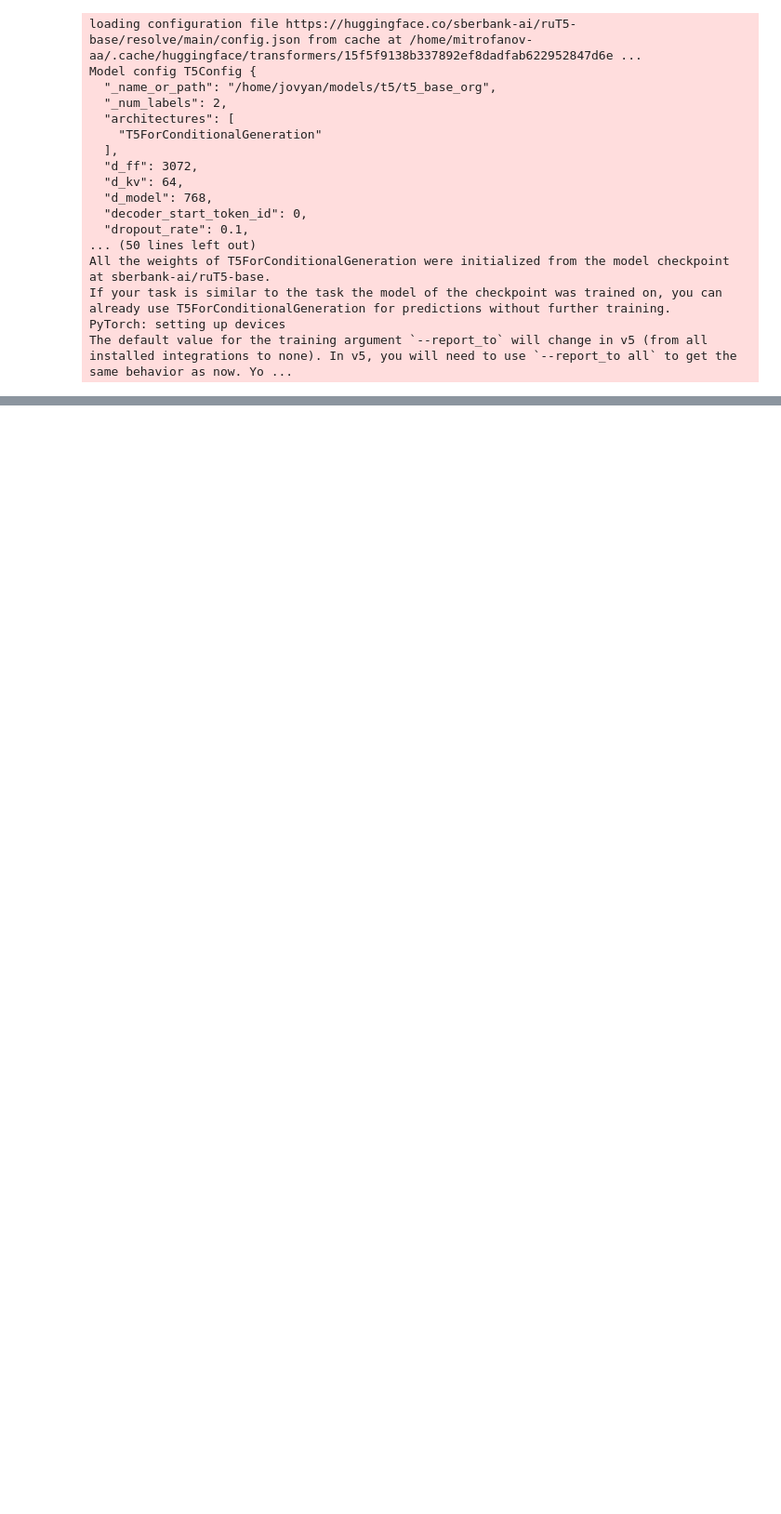
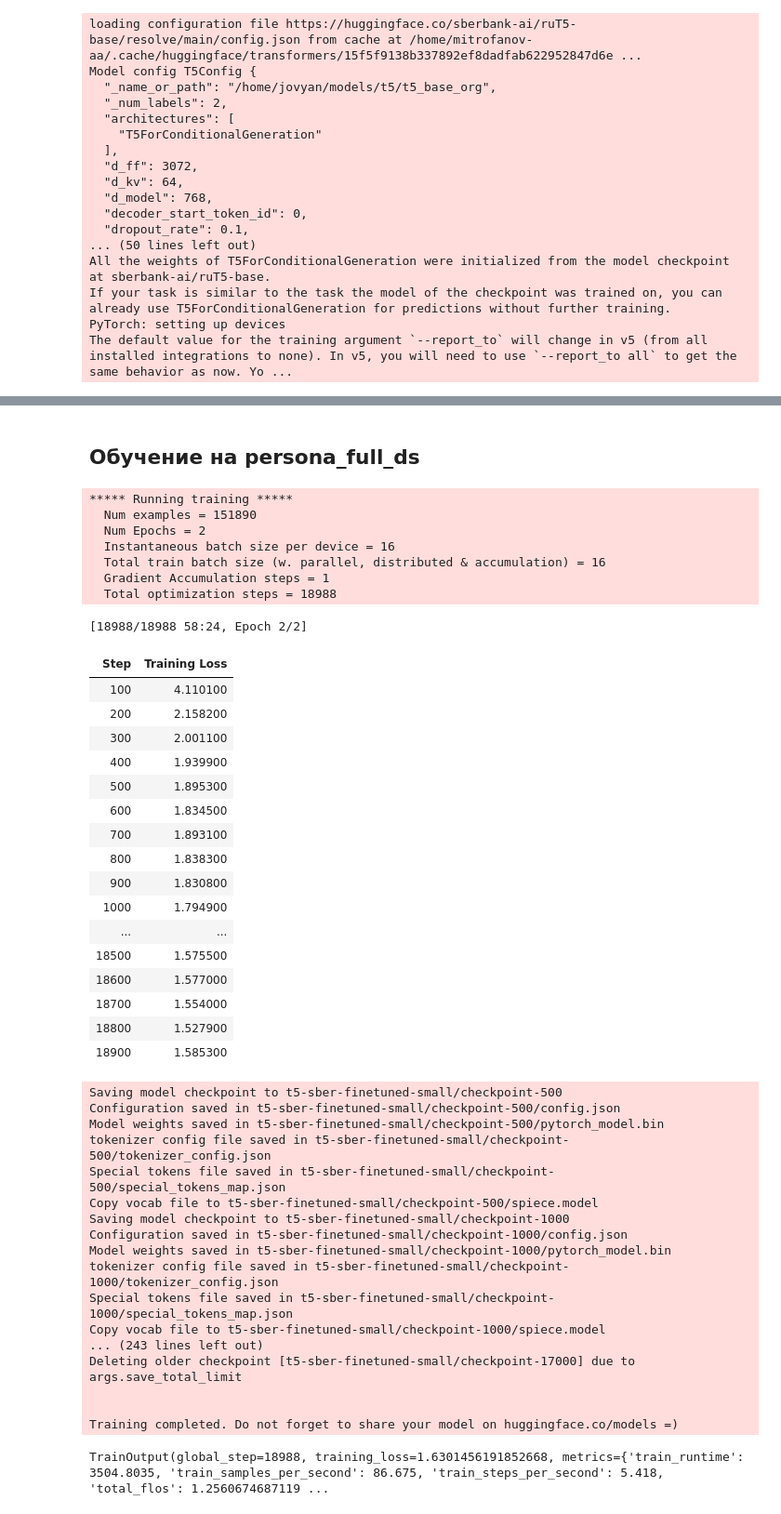
Before and after one commit to medbar/maga_sis, a Jupyter notebook: 3/NLU/cursach.ipynb, the cells around one changed output, grey strips where cells are left out. Shown at 93% size. Cells and saved outputs as stored; diff of their text form; code cells hidden in the pictures; blank space fills up the shorter version.

```diff
--- a/3/NLU/cursach.ipynb
+++ b/3/NLU/cursach.ipynb
@@ -482,0 +467,71 @@ KeyboardInterrupt: Interrupted by user
+# %% [markdown]
+## Обучение на persona_full_ds
+# %%
+model = AutoModelForSeq2SeqLM.from_pretrained('sberbank-ai/ruT5-base')
+batch_size = 16
+args = Seq2SeqTrainingArguments(
+    f"t5-sber-finetuned-small",
+    overwrite_output_dir=True,
+    learning_rate=2e-5,
+    per_device_train_batch_size=batch_size,
+    weight_decay=0.01,
+    save_total_limit=3,
+    num_train_epochs=2,
+    do_eval=False,
+    logging_steps = 100,
+logging_strategy='steps')
+# %%
+trainer = Seq2SeqTrainer(
+    model,
+    args,
+    train_dataset=persona_full_ds,
+    data_collator=persona_full_ds.collate,
+    tokenizer=tokenizer,
+    #compute_metrics=compute_metrics
+)
+# %%
+trainer.train()
+# %% [output]
+***** Running training *****
+  Num examples = 151890
+  Num Epochs = 2
+  Instantaneous batch size per device = 16
+  Total train batch size (w. parallel, distributed & accumulation) = 16
+  Gradient Accumulation steps = 1
+  Total optimization steps = 18988
+[18988/18988 58:24, Epoch 2/2]
+| Step | Training Loss |
+| 100 | 4.110100 |
+| 200 | 2.158200 |
+| 300 | 2.001100 |
+| 400 | 1.939900 |
+| 500 | 1.895300 |
+| 600 | 1.834500 |
+| 700 | 1.893100 |
+| 800 | 1.838300 |
+| 900 | 1.830800 |
+| 1000 | 1.794900 |
+| ... | ... |
+| 18500 | 1.575500 |
+| 18600 | 1.577000 |
+| 18700 | 1.554000 |
+| 18800 | 1.527900 |
+| 18900 | 1.585300 |
+Saving model checkpoint to t5-sber-finetuned-small/checkpoint-500
+Configuration saved in t5-sber-finetuned-small/checkpoint-500/config.json
+Model weights saved in t5-sber-finetuned-small/checkpoint-500/pytorch_model.bin
+tokenizer config file saved in t5-sber-finetuned-small/checkpoint-500/tokenizer_config.json
+Special tokens file saved in t5-sber-finetuned-small/checkpoint-500/special_tokens_map.json
+Copy vocab file to t5-sber-finetuned-small/checkpoint-500/spiece.model
+Saving model checkpoint to t5-sber-finetuned-small/checkpoint-1000
+Configuration saved in t5-sber-finetuned-small/checkpoint-1000/config.json
+Model weights saved in t5-sber-finetuned-small/checkpoint-1000/pytorch_model.bin
+tokenizer config file saved in t5-sber-finetuned-small/checkpoint-1000/tokenizer_config.json
+Special tokens file saved in t5-sber-finetuned-small/checkpoint-1000/special_tokens_map.json
+Copy vocab file to t5-sber-finetuned-small/checkpoint-1000/spiece.model
+... (243 lines left out)
+Deleting older checkpoint [t5-sber-finetuned-small/checkpoint-17000] due to args.save_total_limit
+
+
+Training completed. Do not forget to share your model on huggingface.co/models =)
+TrainOutput(global_step=18988, training_loss=1.6301456191852668, metrics={'train_runtime': 3504.8035, 'train_samples_per_second': 86.675, 'train_steps_per_second': 5.418, 'total_flos': 1.2560674687119 ...
```
Also changed, not shown: parts of 61 cells of this notebook.
